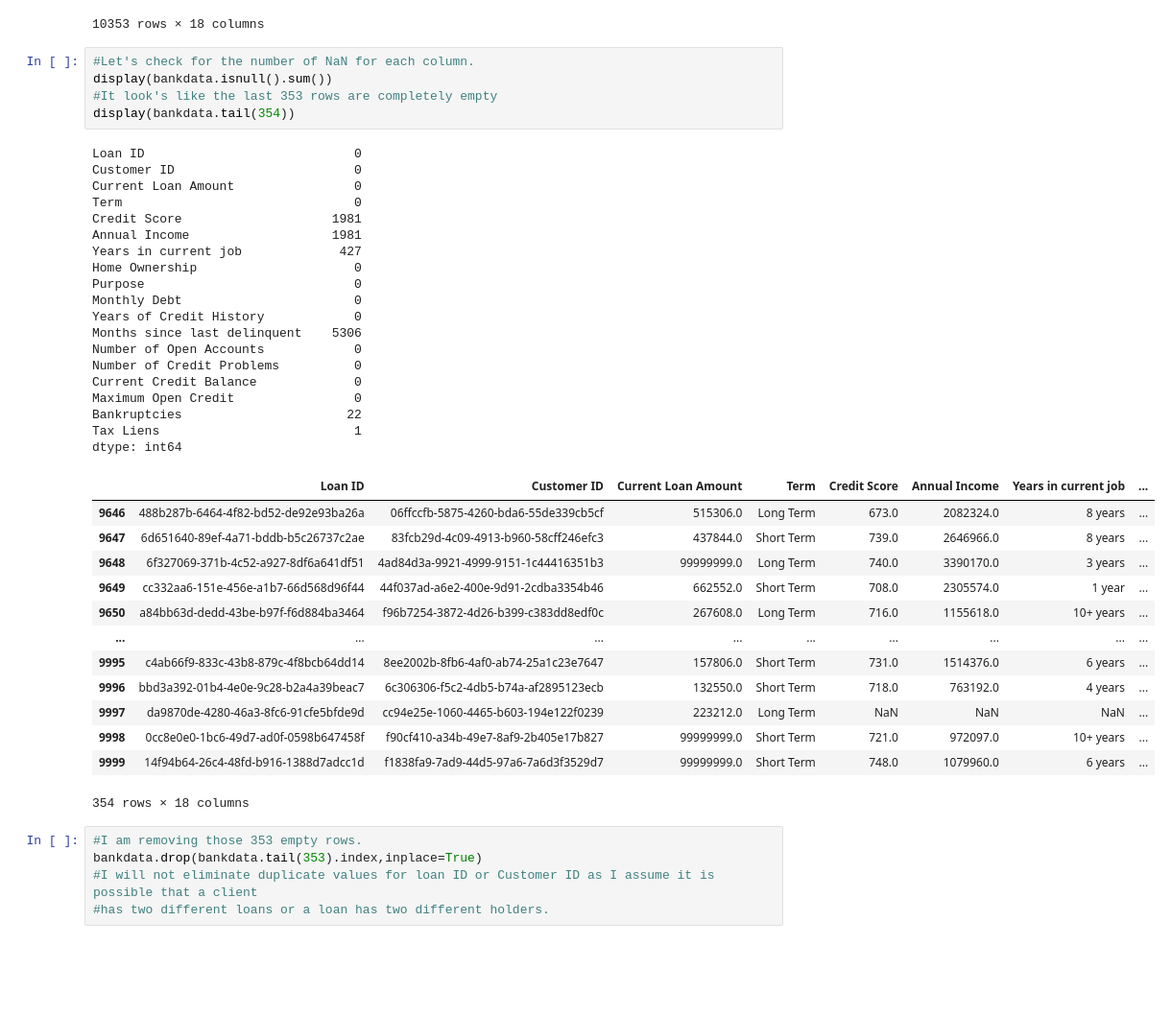
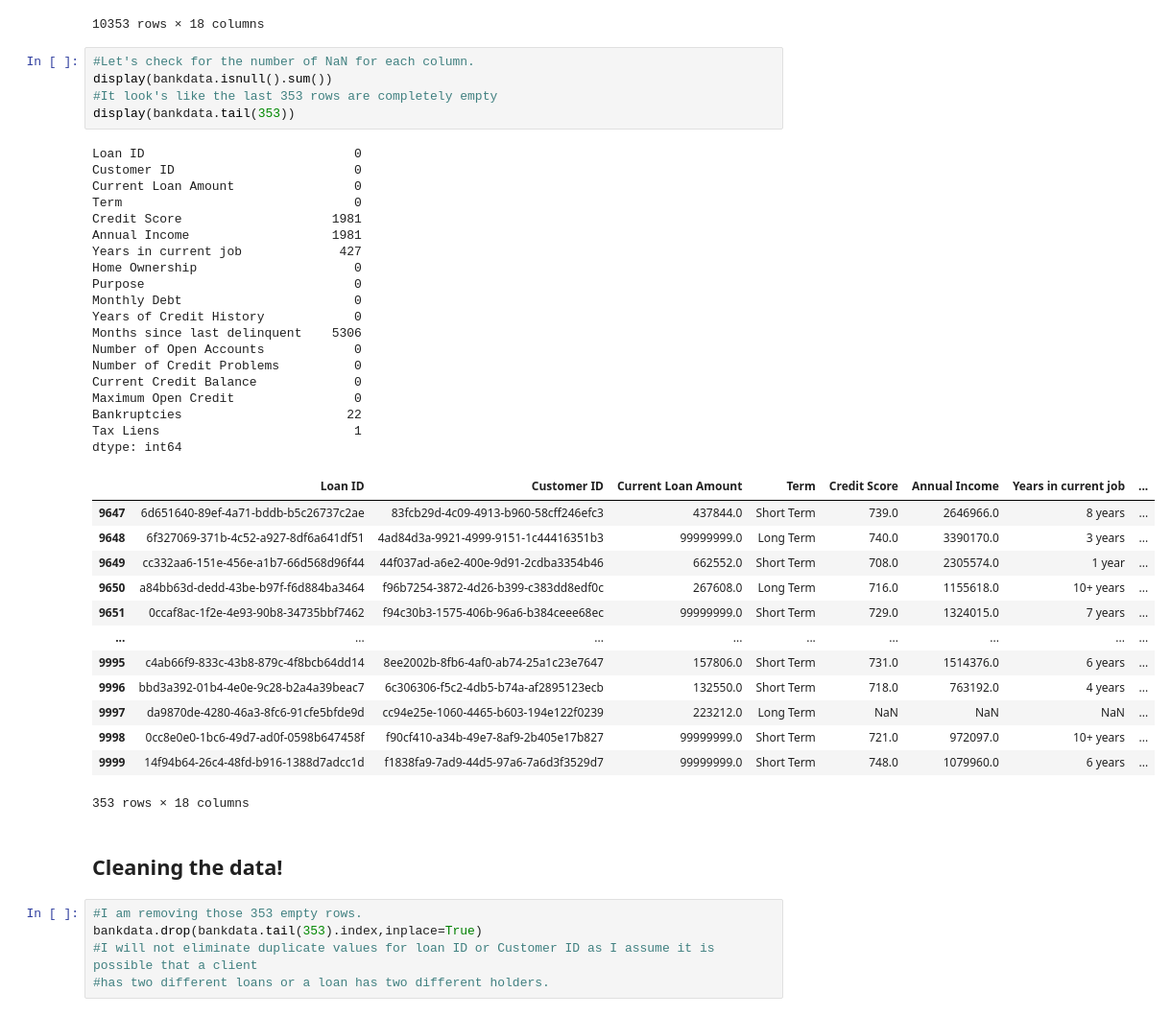
Before and after one commit to Diegon8/Banking-product-, a Jupyter notebook: Cleaning_Banking_data.ipynb, the cells around one changed output. Shown at 96% size. Saved outputs shown, nothing was run; the diff lists cells and outputs as text; blank space fills up the shorter version.

```diff
--- a/Cleaning_Banking_data.ipynb
+++ b/Cleaning_Banking_data.ipynb
@@ -31,41 +32,43 @@ display(bankdata)
 # %%
 #Let's check for the number of NaN for each column.
 display(bankdata.isnull().sum())
 #It look's like the last 353 rows are completely empty
-display(bankdata.tail(354))
+display(bankdata.tail(353))
 # %% [output]
 Loan ID                            0
 Customer ID                        0
 Current Loan Amount                0
 Term                               0
 Credit Score                    1981
 Annual Income                   1981
 Years in current job             427
 Home Ownership                     0
 Purpose                            0
 Monthly Debt                       0
 Years of Credit History            0
 Months since last delinquent    5306
 Number of Open Accounts            0
 Number of Credit Problems          0
 Current Credit Balance             0
 Maximum Open Credit                0
 Bankruptcies                      22
 Tax Liens                          1
 dtype: int64
 |  | Loan ID | Customer ID | Current Loan Amount | Term | Credit Score | Annual Income | Years in current job | ... |
-| 9646 | 488b287b-6464-4f82-bd52-de92e93ba26a | 06ffccfb-5875-4260-bda6-55de339cb5cf | 515306.0 | Long Term | 673.0 | 2082324.0 | 8 years | ... |
 | 9647 | 6d651640-89ef-4a71-bddb-b5c26737c2ae | 83fcb29d-4c09-4913-b960-58cff246efc3 | 437844.0 | Short Term | 739.0 | 2646966.0 | 8 years | ... |
 | 9648 | 6f327069-371b-4c52-a927-8df6a641df51 | 4ad84d3a-9921-4999-9151-1c44416351b3 | 99999999.0 | Long Term | 740.0 | 3390170.0 | 3 years | ... |
 | 9649 | cc332aa6-151e-456e-a1b7-66d568d96f44 | 44f037ad-a6e2-400e-9d91-2cdba3354b46 | 662552.0 | Short Term | 708.0 | 2305574.0 | 1 year | ... |
 | 9650 | a84bb63d-dedd-43be-b97f-f6d884ba3464 | f96b7254-3872-4d26-b399-c383dd8edf0c | 267608.0 | Long Term | 716.0 | 1155618.0 | 10+ years | ... |
+| 9651 | 0ccaf8ac-1f2e-4e93-90b8-34735bbf7462 | f94c30b3-1575-406b-96a6-b384ceee68ec | 99999999.0 | Short Term | 729.0 | 1324015.0 | 7 years | ... |
 | ... | ... | ... | ... | ... | ... | ... | ... | ... |
 | 9995 | c4ab66f9-833c-43b8-879c-4f8bcb64dd14 | 8ee2002b-8fb6-4af0-ab74-25a1c23e7647 | 157806.0 | Short Term | 731.0 | 1514376.0 | 6 years | ... |
 | 9996 | bbd3a392-01b4-4e0e-9c28-b2a4a39beac7 | 6c306306-f5c2-4db5-b74a-af2895123ecb | 132550.0 | Short Term | 718.0 | 763192.0 | 4 years | ... |
 | 9997 | da9870de-4280-46a3-8fc6-91cfe5bfde9d | cc94e25e-1060-4465-b603-194e122f0239 | 223212.0 | Long Term | NaN | NaN | NaN | ... |
 | 9998 | 0cc8e0e0-1bc6-49d7-ad0f-0598b647458f | f90cf410-a34b-49e7-8af9-2b405e17b827 | 99999999.0 | Short Term | 721.0 | 972097.0 | 10+ years | ... |
 | 9999 | 14f94b64-26c4-48fd-b916-1388d7adcc1d | f1838fa9-7ad9-44d5-97a6-7a6d3f3529d7 | 99999999.0 | Short Term | 748.0 | 1079960.0 | 6 years | ... |
-354 rows × 18 columns
+353 rows × 18 columns
+# %% [markdown]
+## Cleaning the data!
 # %%
 #I am removing those 353 empty rows.
 bankdata.drop(bankdata.tail(353).index,inplace=True)
```
Also changed, not shown: parts of 2 cells of this notebook.
